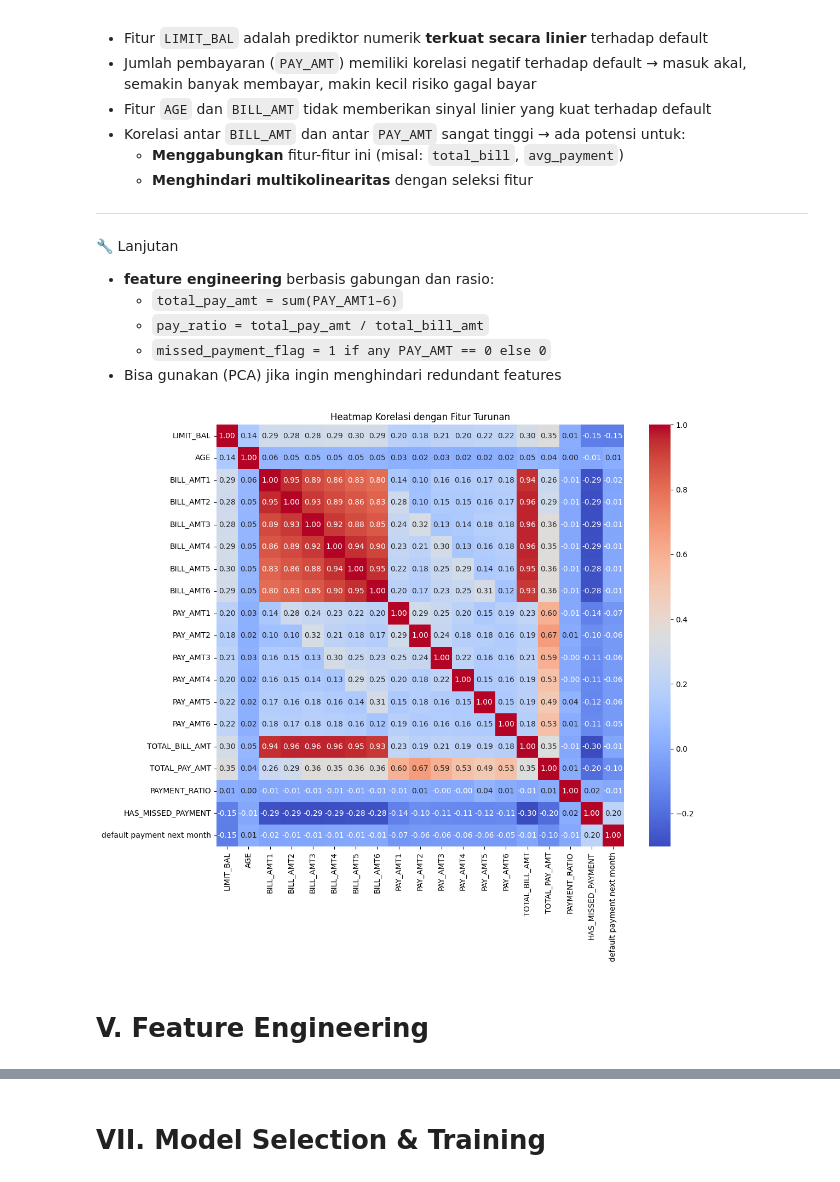
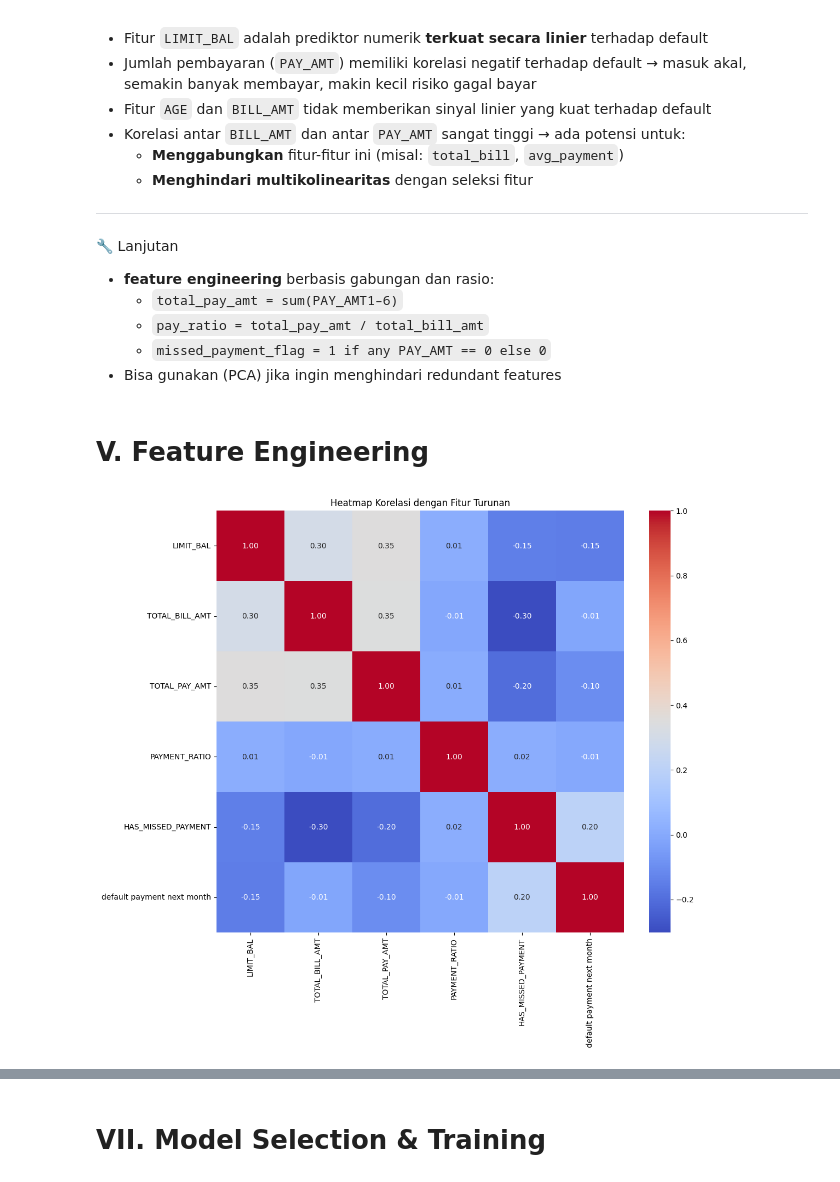
Before and after one commit to iqbal-saputra/AssignmentML, a Jupyter notebook: AssignmentML.ipynb, the cells around one changed output, grey strips where cells are left out. Cells and saved outputs as stored; diff of their text form; code cells hidden in the pictures.

```diff
--- a/AssignmentML.ipynb
+++ b/AssignmentML.ipynb
@@ -675,9 +693,17 @@ numerical_columns += ['TOTAL_BILL_AMT', 'TOTAL_PAY_AMT', 'PAYMENT_RATIO', 'HAS_M
-# %%
-plt.figure(figsize=(12, 10))
-sns.heatmap(df[numerical_columns + ['default payment next month']].corr(), annot=True, cmap='coolwarm', fmt='.2f')
-plt.title('Heatmap Korelasi dengan Fitur Turunan')
-plt.show()
-# %% [output]
-[figure, removed]
 # %% [markdown]
 # V.  Feature Engineering
+# %%
+# Fitur tambahan
+df['TOTAL_BILL_AMT'] = df[['BILL_AMT1','BILL_AMT2','BILL_AMT3','BILL_AMT4','BILL_AMT5','BILL_AMT6']].abs().sum(axis=1)
+df['TOTAL_PAY_AMT'] = df[['PAY_AMT1','PAY_AMT2','PAY_AMT3','PAY_AMT4','PAY_AMT5','PAY_AMT6']].abs().sum(axis=1)
+df['PAYMENT_RATIO'] = df['TOTAL_PAY_AMT'] / df['TOTAL_BILL_AMT'].replace(0, 1)  # hindari div-by-zero
+df['HAS_MISSED_PAYMENT'] = df[['PAY_AMT1','PAY_AMT2','PAY_AMT3','PAY_AMT4','PAY_AMT5','PAY_AMT6']].apply(lambda row: 1 if (row == 0).any() else 0, axis=1)
+additional_numerical_columns = ['LIMIT_BAL','TOTAL_BILL_AMT', 'TOTAL_PAY_AMT', 'PAYMENT_RATIO', 'HAS_MISSED_PAYMENT']
+
+# Visualisasi heatmap ulang dengan fitur tambahan
+plt.figure(figsize=(12, 10))
+sns.heatmap(df[additional_numerical_columns + ['default payment next month']].corr(), annot=True, cmap='coolwarm', fmt='.2f')
+plt.title('Heatmap Korelasi dengan Fitur Turunan')
+plt.show()
+# %% [output]
+[figure, added]
```
Also changed, not shown: parts of 40 cells of this notebook, 2 other files.
